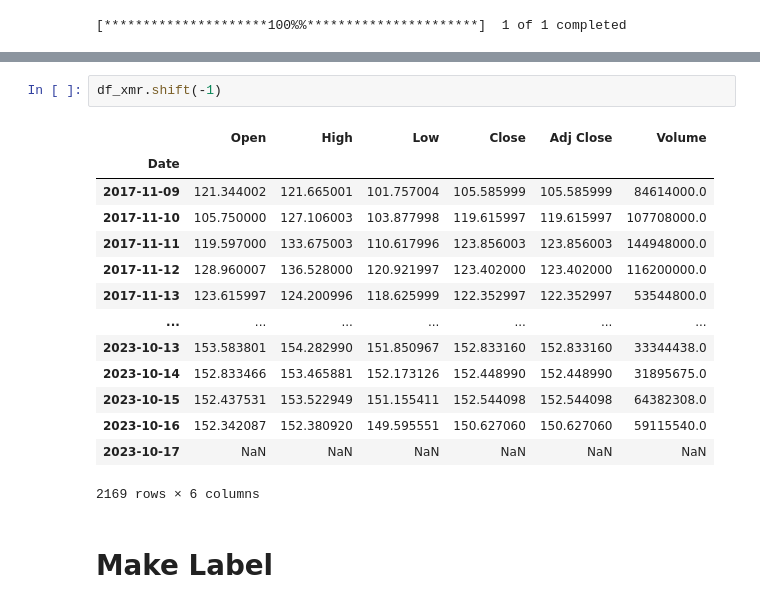
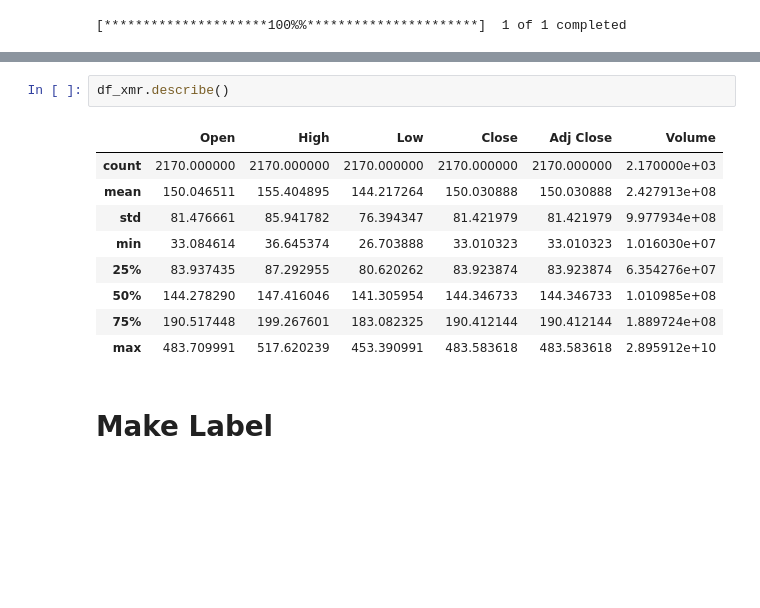
Before and after one commit to mr-robot77/Quera_G11-Project2, a Jupyter notebook: Problem 3/prediction.ipynb, the cells around one changed output, grey strips where cells are left out. Drawn from its saved outputs; the diff is of its cells as text; blank space fills up the shorter version.

```diff
--- a/Problem 3/prediction.ipynb
+++ b/Problem 3/prediction.ipynb
@@ -51,20 +53,15 @@ df_xmr
-# %%
-df_xmr.shift(-1)
-# %% [output]
-|  | Open | High | Low | Close | Adj Close | Volume |
-| Date |  |  |  |  |  |  |
-| 2017-11-09 | 121.344002 | 121.665001 | 101.757004 | 105.585999 | 105.585999 | 84614000.0 |
-| 2017-11-10 | 105.750000 | 127.106003 | 103.877998 | 119.615997 | 119.615997 | 107708000.0 |
-| 2017-11-11 | 119.597000 | 133.675003 | 110.617996 | 123.856003 | 123.856003 | 144948000.0 |
-| 2017-11-12 | 128.960007 | 136.528000 | 120.921997 | 123.402000 | 123.402000 | 116200000.0 |
-| 2017-11-13 | 123.615997 | 124.200996 | 118.625999 | 122.352997 | 122.352997 | 53544800.0 |
-| ... | ... | ... | ... | ... | ... | ... |
-| 2023-10-13 | 153.583801 | 154.282990 | 151.850967 | 152.833160 | 152.833160 | 33344438.0 |
-| 2023-10-14 | 152.833466 | 153.465881 | 152.173126 | 152.448990 | 152.448990 | 31895675.0 |
-| 2023-10-15 | 152.437531 | 153.522949 | 151.155411 | 152.544098 | 152.544098 | 64382308.0 |
-| 2023-10-16 | 152.342087 | 152.380920 | 149.595551 | 150.627060 | 150.627060 | 59115540.0 |
-| 2023-10-17 | NaN | NaN | NaN | NaN | NaN | NaN |
-2169 rows × 6 columns
+# %%
+df_xmr.describe()
+# %% [output]
+|  | Open | High | Low | Close | Adj Close | Volume |
+| count | 2170.000000 | 2170.000000 | 2170.000000 | 2170.000000 | 2170.000000 | 2.170000e+03 |
+| mean | 150.046511 | 155.404895 | 144.217264 | 150.030888 | 150.030888 | 2.427913e+08 |
+| std | 81.476661 | 85.941782 | 76.394347 | 81.421979 | 81.421979 | 9.977934e+08 |
+| min | 33.084614 | 36.645374 | 26.703888 | 33.010323 | 33.010323 | 1.016030e+07 |
+| 25% | 83.937435 | 87.292955 | 80.620262 | 83.923874 | 83.923874 | 6.354276e+07 |
+| 50% | 144.278290 | 147.416046 | 141.305954 | 144.346733 | 144.346733 | 1.010985e+08 |
+| 75% | 190.517448 | 199.267601 | 183.082325 | 190.412144 | 190.412144 | 1.889724e+08 |
+| max | 483.709991 | 517.620239 | 453.390991 | 483.583618 | 483.583618 | 2.895912e+10 |
 # %% [markdown]
 # Make Label
 # %%
```
Also changed, not shown: parts of 98 cells of this notebook.
